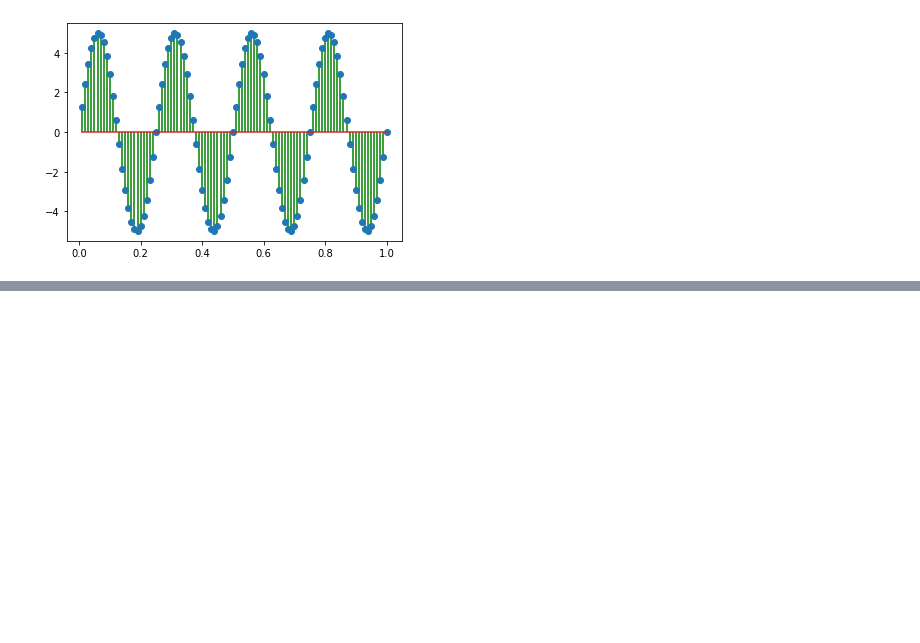
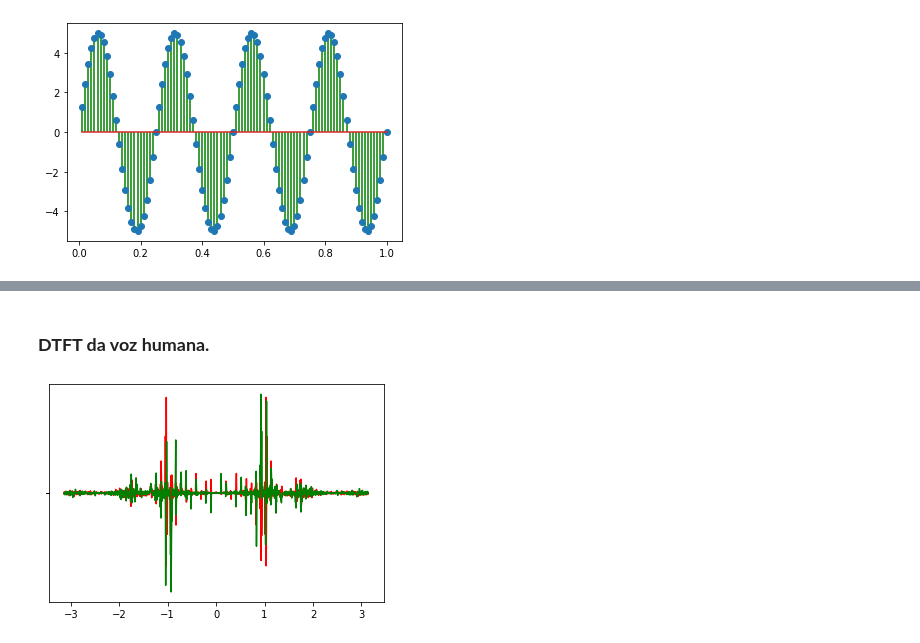
Before and after one commit to leonardoSaaads/ProcessamentoDigitalSinais, a Jupyter notebook: Unidade 1/DTFT.ipynb, the cells around one changed output, grey strips where cells are left out. Cells and saved outputs as stored; diff of their text form; code cells hidden in the pictures; blank space fills up the shorter version.

```diff
--- a/Unidade 1/DTFT.ipynb
+++ b/Unidade 1/DTFT.ipynb
@@ -259,0 +286,16 @@ $$ {\displaystyle \begin{align*} Y(\omega) &= \sum_{n=-\infty}^{\infty} y[n] e^{
+# %% [markdown]
+### **DTFT da voz humana.**
+# %%
+human_fs = np.linspace(-np.pi, np.pi, 1000) # Criando vetor na frequencia
+data = data[::10]                           # Deixando menos valores de data - velocidade
+dtft_human = DTFT(data, human_fs)           # Usando a função DTFT
+
+# Plotando a função:
+plt.plot(human_fs, dtft_human.real, label='DTFT Real Part', color='red')
+plt.plot(human_fs, dtft_human.imag, label='DTFT Imag Part', color='green')
+
+# Visualizando as Imagens:
+plt.yticks(y, labels="")                    # Removendo a escala do eixo y
+plt.show()
+# %% [output]
+[figure, added]
```
Also changed, not shown: parts of 11 cells of this notebook, 2 other files.
